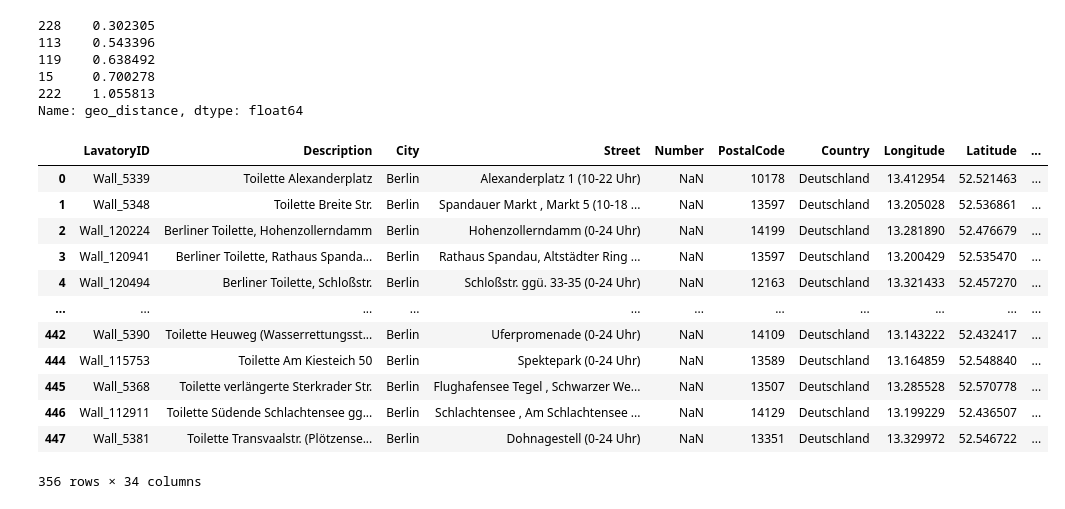
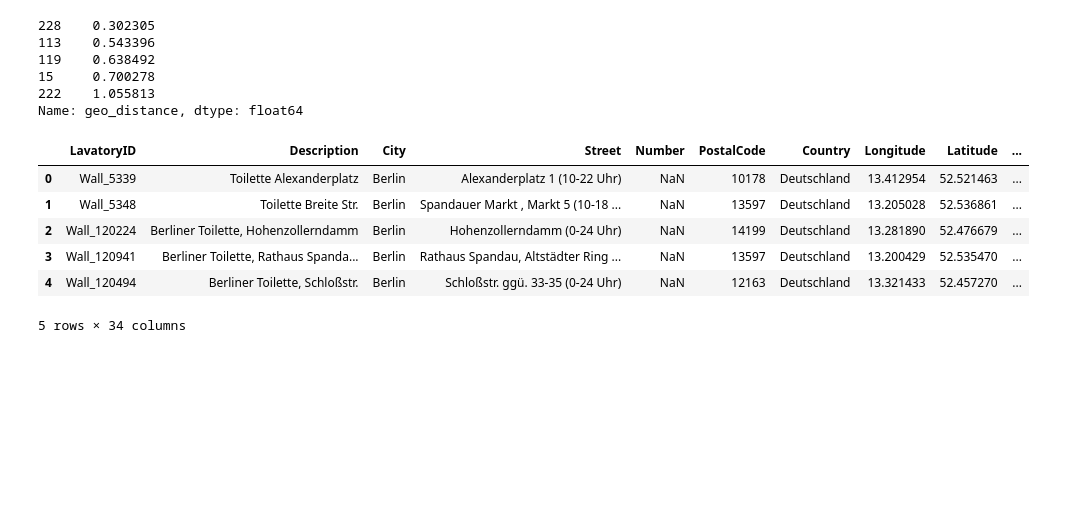
Before and after one commit to TechLabs-Berlin/wt23-geofree, a Jupyter notebook: machine_learning/preparing_data.ipynb, the cells around one changed output. Drawn from its saved outputs; the diff is of its cells as text; code cells hidden in the pictures; blank space fills up the shorter version.

```diff
--- a/machine_learning/preparing_data.ipynb
+++ b/machine_learning/preparing_data.ipynb
@@ -278,18 +264,12 @@ data['geo_distance'].nsmallest(5)
 222    1.055813
 Name: geo_distance, dtype: float64
 # %%
-data
+data.head()
 # %% [output]
 |  | LavatoryID | Description | City | Street | Number | PostalCode | Country | Longitude | Latitude | ... |
 | 0 | Wall_5339 | Toilette Alexanderplatz | Berlin | Alexanderplatz 1 (10-22 Uhr) | NaN | 10178 | Deutschland | 13.412954 | 52.521463 | ... |
 | 1 | Wall_5348 | Toilette Breite Str. | Berlin | Spandauer Markt , Markt 5 (10-18 ... | NaN | 13597 | Deutschland | 13.205028 | 52.536861 | ... |
 | 2 | Wall_120224 | Berliner Toilette, Hohenzollerndamm | Berlin | Hohenzollerndamm (0-24 Uhr) | NaN | 14199 | Deutschland | 13.281890 | 52.476679 | ... |
 | 3 | Wall_120941 | Berliner Toilette, Rathaus Spanda... | Berlin | Rathaus Spandau, Altstädter Ring ... | NaN | 13597 | Deutschland | 13.200429 | 52.535470 | ... |
 | 4 | Wall_120494 | Berliner Toilette, Schloßstr. | Berlin | Schloßstr. ggü. 33-35 (0-24 Uhr) | NaN | 12163 | Deutschland | 13.321433 | 52.457270 | ... |
-| ... | ... | ... | ... | ... | ... | ... | ... | ... | ... | ... |
-| 442 | Wall_5390 | Toilette Heuweg (Wasserrettungsst... | Berlin | Uferpromenade (0-24 Uhr) | NaN | 14109 | Deutschland | 13.143222 | 52.432417 | ... |
-| 444 | Wall_115753 | Toilette Am Kiesteich 50 | Berlin | Spektepark (0-24 Uhr) | NaN | 13589 | Deutschland | 13.164859 | 52.548840 | ... |
-| 445 | Wall_5368 | Toilette verlängerte Sterkrader Str. | Berlin | Flughafensee Tegel , Schwarzer We... | NaN | 13507 | Deutschland | 13.285528 | 52.570778 | ... |
-| 446 | Wall_112911 | Toilette Südende Schlachtensee gg... | Berlin | Schlachtensee , Am Schlachtensee ... | NaN | 14129 | Deutschland | 13.199229 | 52.436507 | ... |
-| 447 | Wall_5381 | Toilette Transvaalstr. (Plötzense... | Berlin | Dohnagestell (0-24 Uhr) | NaN | 13351 | Deutschland | 13.329972 | 52.546722 | ... |
-356 rows × 34 columns
+5 rows × 34 columns
```
Also changed, not shown: parts of 4 cells of this notebook, 4 other files.
